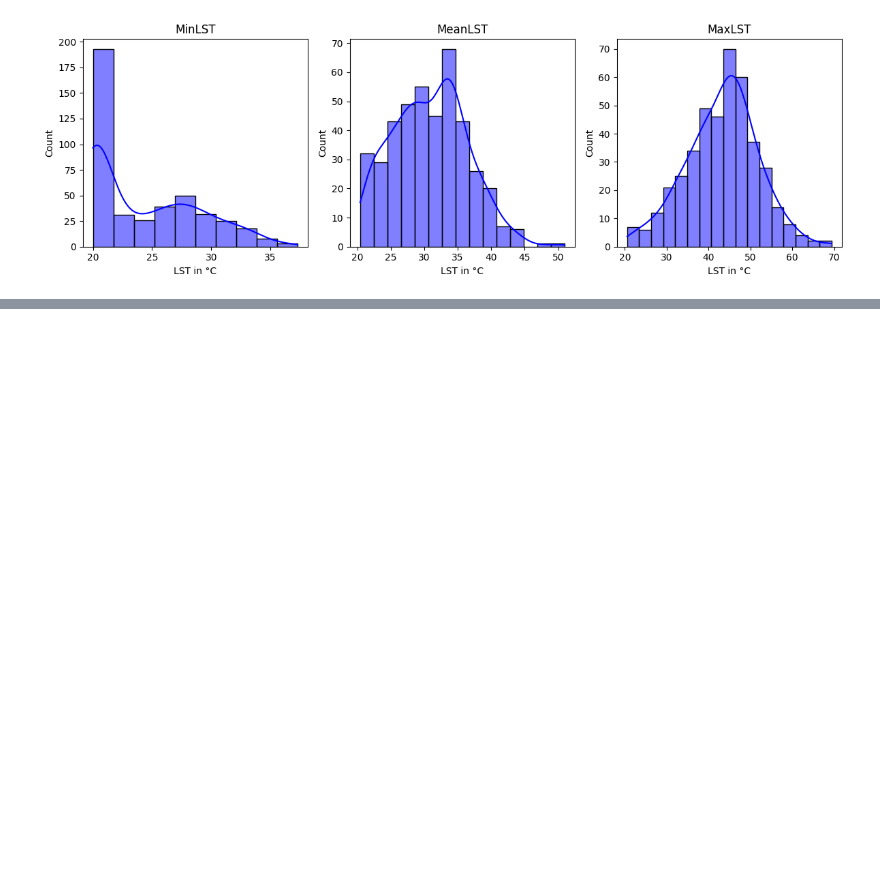
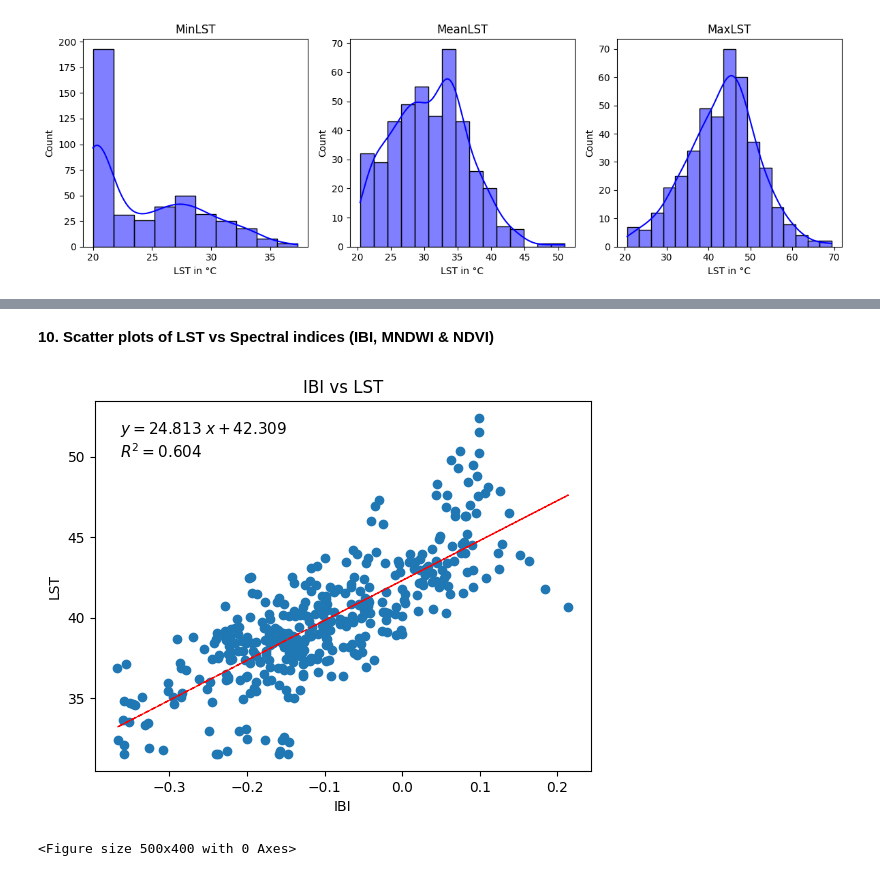
Before and after one commit to mohigeo33/lst_timeseries, a Jupyter notebook: Statistical_analysis.ipynb, the cells around one changed output, grey strips where cells are left out. Cells and saved outputs as stored; diff of their text form; code cells hidden in the pictures; blank space fills up the shorter version.

```diff
--- a/Statistical_analysis.ipynb
+++ b/Statistical_analysis.ipynb
@@ -340,0 +505,4 @@ legend = alt.Chart(pd.DataFrame({
+# %%
+Data2 = load_csv('cor_points.csv')
+df3 = Data2
+print(df3.head())
@@ -340,0 +516,5 @@ legend = alt.Chart(pd.DataFrame({
+# %%
+df3["NDVI"] = pd.to_numeric(df3["NDVI"])
+df3["IBI"] = pd.to_numeric(df3["IBI"])
+df3["MNDWI"] = pd.to_numeric(df3["MNDWI"])
+df3["LST"] = pd.to_numeric(df3["LST"])
@@ -340,0 +611,29 @@ legend = alt.Chart(pd.DataFrame({
+# %% [markdown]
+**10. Scatter plots of LST vs Spectral indices (IBI, MNDWI & NDVI)**
+# %%
+# LST vs IBI
+# Remove missing or invalid values from the data
+clean_data = df3.dropna(subset=['IBI', 'LST'])
+# clean_data = clean_data[(clean_data["NDVI"] >= 0.2)]
+
+x = clean_data['IBI']
+y = clean_data['LST']
+plt.scatter(x, y)
+
+z = np.polyfit(x, y, 1)
+p = np.poly1d(z)
+y_hat = np.poly1d(z)(x)
+
+plt.plot(x, y_hat, "r--", lw=1)
+text = f"$y={z[0]:0.3f}\;x{z[1]:+0.3f}$\n$R^2 = {r2_score(y,y_hat):0.3f}$"
+plt.gca().text(0.05, 0.95, text, transform=plt.gca().transAxes,
+     fontsize=11, verticalalignment='top')
+
+plt.title('IBI vs LST')
+plt.xlabel('IBI')
+plt.ylabel('LST')
+plt.figure(figsize=(5, 4))
+plt.show()
+# %% [output]
+[figure, added]
+<Figure size 500x400 with 0 Axes>
```
Also changed, not shown: parts of 60 cells of this notebook.
